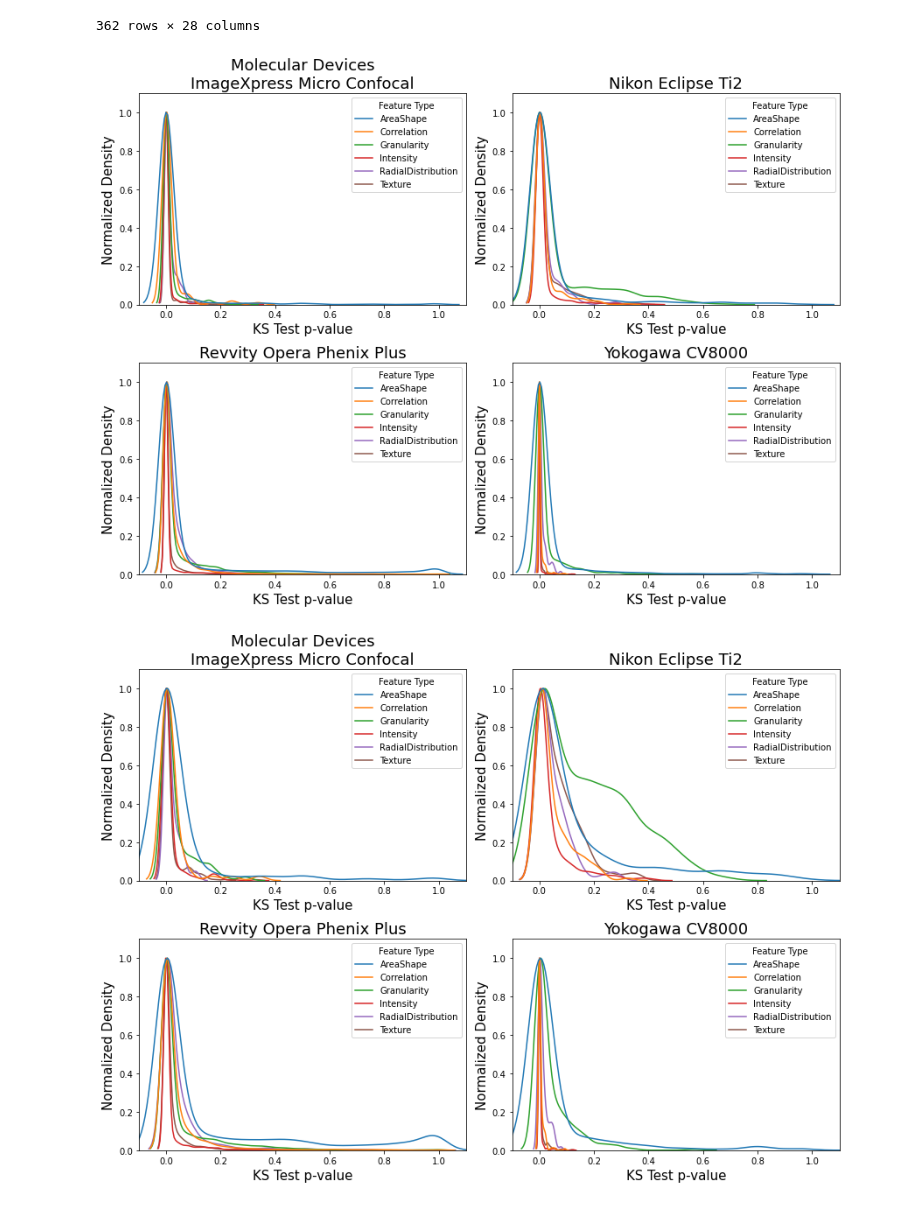
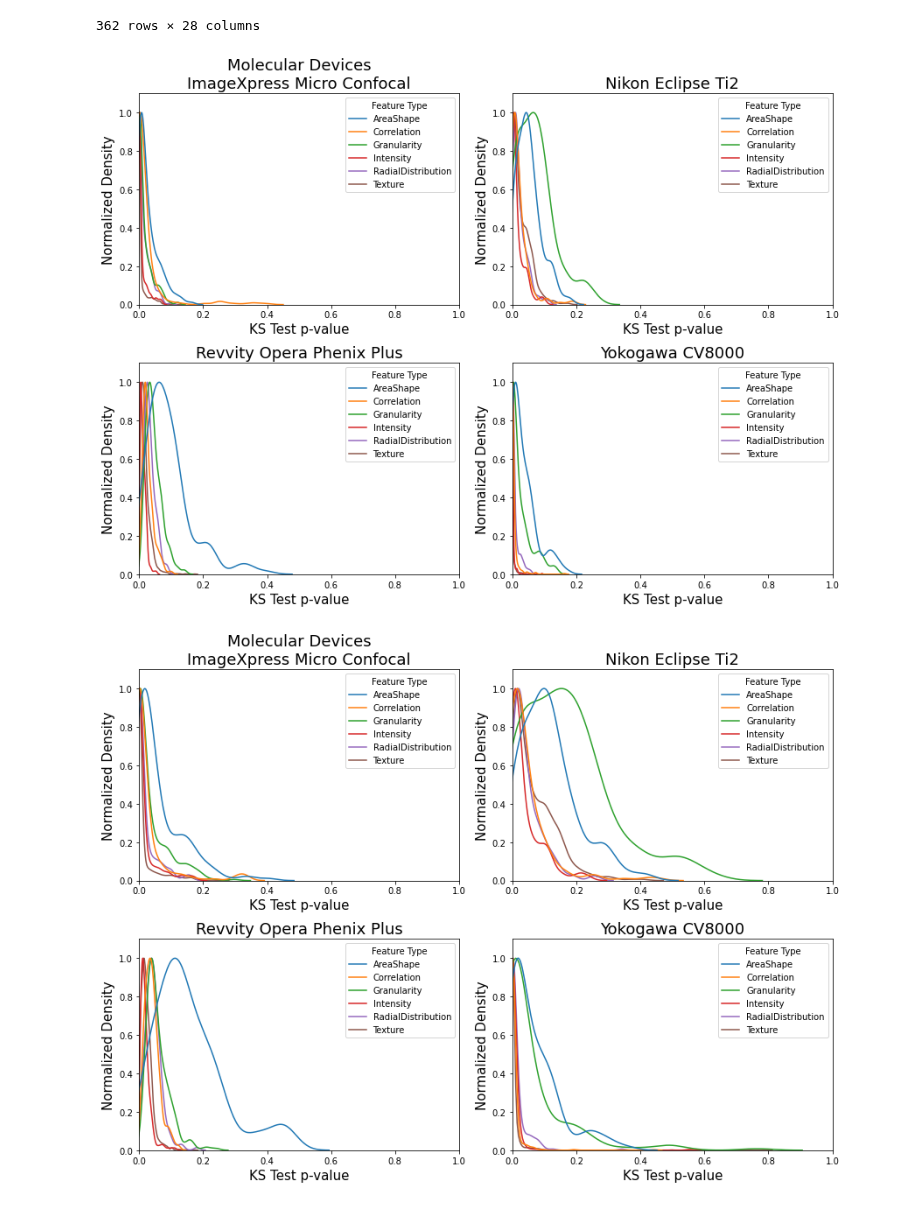
Before and after one commit to jump-cellpainting/jump-scope-analysis, a Jupyter notebook: notebooks/figures/supplementary/FigureS11.ipynb, the cells around one changed output. Saved outputs shown, nothing was run; the diff lists cells and outputs as text; code cells hidden in the pictures.

Commit message:
recreating some figures, some reorganization, higher DPI and more

```diff
--- a/notebooks/figures/supplementary/FigureS11.ipynb
+++ b/notebooks/figures/supplementary/FigureS11.ipynb
@@ -60,7 +60,7 @@ for i, pth in enumerate(comparison_paths):
     # We will only compare between non-identical plates
     df = df[df["Assay_Plate_Barcode_plate1"] != df["Assay_Plate_Barcode_plate2"]]
     # Aggregate similar features
-    agg_df = utilssphering.aggregate_comparison_pvalues(df, match_rep_df.columns, aggregate_rows=False, aggregate_similar_features=True)
+    agg_df = utilssphering.aggregate_comparison_pvalues(df, match_rep_df.columns, aggregate_rows=True, aggregate_similar_features=False)
 
     # Rename column for a better legend title (seems to be tricky to change seaborn legend titles)
     agg_df.rename(columns={"feature_type": "Feature Type"}, inplace=True)
@@ -81,9 +81,9 @@ for i, pth in enumerate(comparison_paths):
         ylabel="Normalized Density"
     )
 
-fig.savefig("(S11A)-feature_density.png", dpi=300)
+# fig.savefig("(S11A)-feature_density.png", dpi=300)
 # %% [output]
-[figure, old version]
+[figure, new version]
 # %%
 data_dir = "../../../data"
 
@@ -99,33 +99,33 @@ for i, pth in enumerate(comparison_paths):
     vendor_name = pth.split("/")[-1].split("_")[0]
     if vendor_name == "Yokogawa":
         vendor_name = vendor_name + "_" + pth.split("/")[-1].split("_")[1]
     vendor_name = vendor_micro_map[vendor_name]
     df = pd.read_csv(pth)
 
     # We will only compare between non-identical plates
     df = df[df["Assay_Plate_Barcode_plate1"] != df["Assay_Plate_Barcode_plate2"]]
     # Aggregate similar features
-    agg_df = utilssphering.aggregate_comparison_pvalues(df, match_rep_df.columns, aggregate_rows=False, aggregate_similar_features=True)
+    agg_df = utilssphering.aggregate_comparison_pvalues(df, match_rep_df.columns, aggregate_rows=True, aggregate_similar_features=False)
 
     # Rename column for a better legend title (seems to be tricky to change seaborn legend titles)
     agg_df.rename(columns={"feature_type": "Feature Type"}, inplace=True)
 
     # Select columns with 'float64' dtype
     float64_cols = list(agg_df.select_dtypes(include='float64'))
     # The same code again calling the columns. Convert to float32
     agg_df[float64_cols] = agg_df[float64_cols].astype('float32')
 
     utilssphering.plot_feature_density(
         agg_df,
         x="pvalue",
         group="Feature Type",
         fig=fig,
         ax=ax[coords[i]],
         plot_title=vendor_name,
         xlabel="KS Test p-value",
         ylabel="Normalized Density"
     )
 
-fig.savefig("(S11B)-feature_density-exclude-pixel-differences.png", dpi=300)
+# fig.savefig("(S11B)-feature_density-exclude-pixel-differences.png", dpi=300)
 # %% [output]
-[figure, old version]
+[figure, new version]
```
Also changed, not shown: parts of 2 cells of this notebook, 7 other files.
